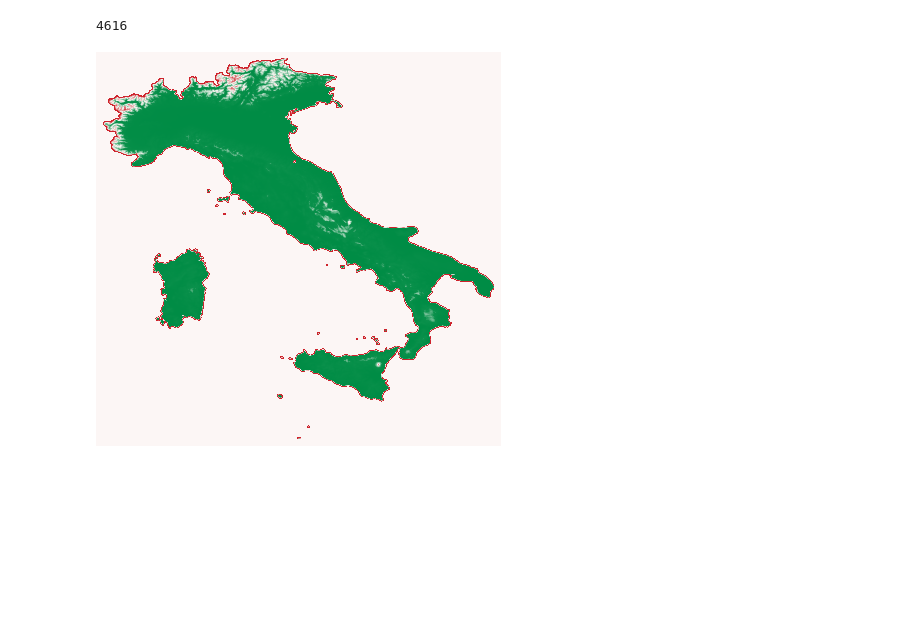
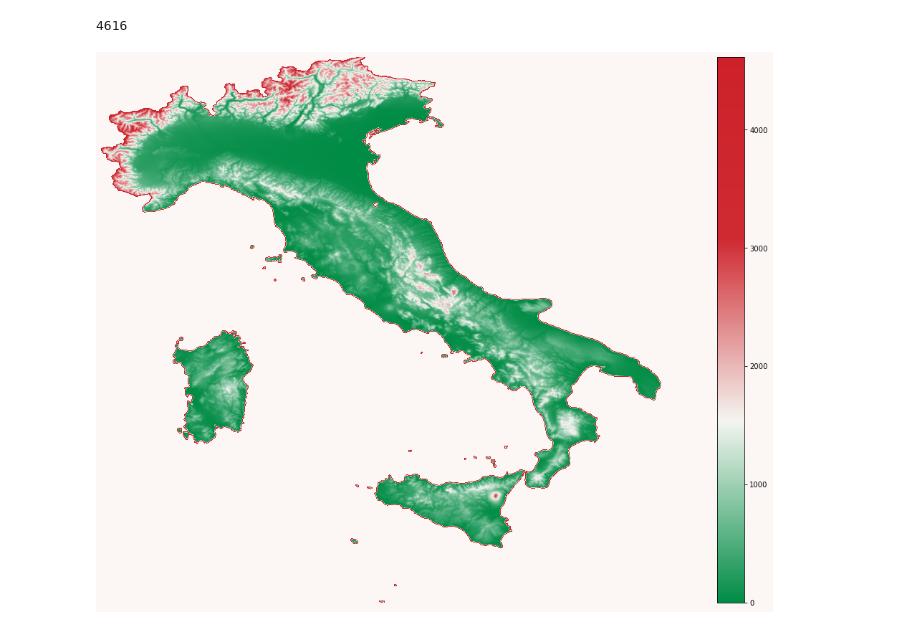
Before and after one commit to kebuhcah/experiments, a Jupyter notebook: rasterio/geoenv_italy_map.ipynb, the cells around one changed output. Saved outputs shown, nothing was run; the diff lists cells and outputs as text; code cells hidden in the pictures; blank space fills up the shorter version.

Commit message:
fixed color map weirdness by removing one green in scale

```diff
--- a/rasterio/geoenv_italy_map.ipynb
+++ b/rasterio/geoenv_italy_map.ipynb
@@ -64,22 +77,24 @@ value_range
 4616
 # %%
 from matplotlib.colors import LinearSegmentedColormap
-italy_colormap = LinearSegmentedColormap.from_list('italy', ['#008C45', '#0b914c', '#F4F5F0', '#cf2a32', '#CD212A'], N=value_range)
+italy_colormap = LinearSegmentedColormap.from_list('italy', ['#008C45','#F4F5F0', '#cf2a32', '#CD212A'], N=value_range)
 
 from matplotlib.colors import ListedColormap
 
 background_color = np.array([0.9882352941176471, 0.9647058823529412, 0.9607843137254902, 1.0])
 newcolors = italy_colormap(np.linspace(0, 1, value_range))
 newcolors = np.vstack((newcolors, background_color))
-italy_colormap = ListedColormap(newcolors)
+italy_colormap2 = ListedColormap(newcolors)
 # %%
 from matplotlib import colors
 
 fig = plt.figure(facecolor='#FCF6F5FF')
-fig.set_size_inches(14, 7)
+fig.set_size_inches(28, 14)
 ax = plt.axes()
-plt.imshow(italy_topography[0], cmap=italy_colormap)
+plt.imshow(italy_topography[0], cmap=italy_colormap2)
 ax.axis('off')
+plt.colorbar()
+
 plt.show()
 # %% [output]
-[figure, old version]
+[figure, new version]
```
Also changed, not shown: parts of 2 cells of this notebook.
